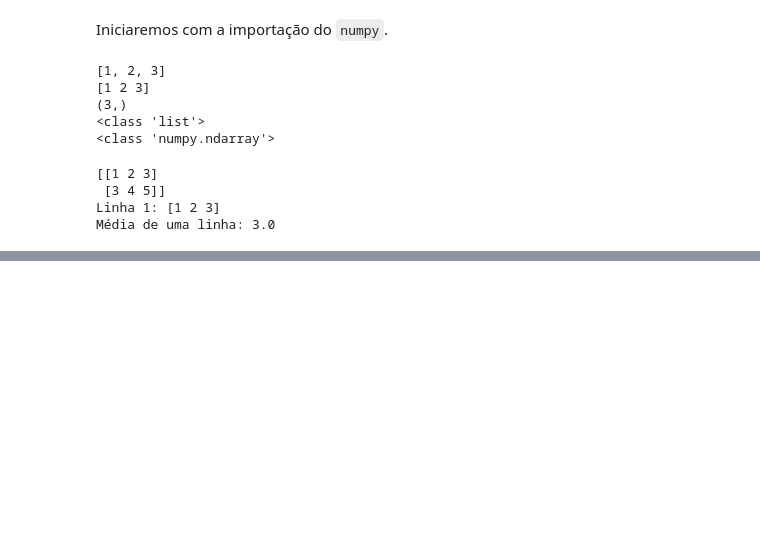
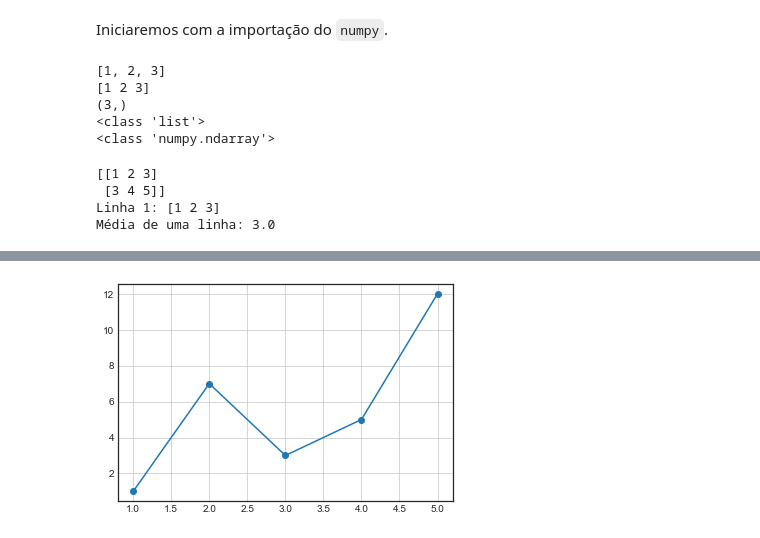
Before and after one commit to InsightLab/imersao-ciencia-de-dados, a Jupyter notebook: 2019/01-Pre-processamento_Limpeza_Analise_de_Dados/Unidade 1.ipynb, the cells around one changed output, grey strips where cells are left out. Saved outputs shown, nothing was run; the diff lists cells and outputs as text; code cells hidden in the pictures; blank space fills up the shorter version.

```diff
--- a/2019/01-Pre-processamento_Limpeza_Analise_de_Dados/Unidade 1.ipynb
+++ b/2019/01-Pre-processamento_Limpeza_Analise_de_Dados/Unidade 1.ipynb
@@ -143,0 +284,5 @@ Média de uma linha: 3.0
+# %%
+plt.plot(x, y, marker='o')
+plt.grid()
+# %% [output]
+[figure, added]
```
Also changed, not shown: parts of 51 cells of this notebook.
